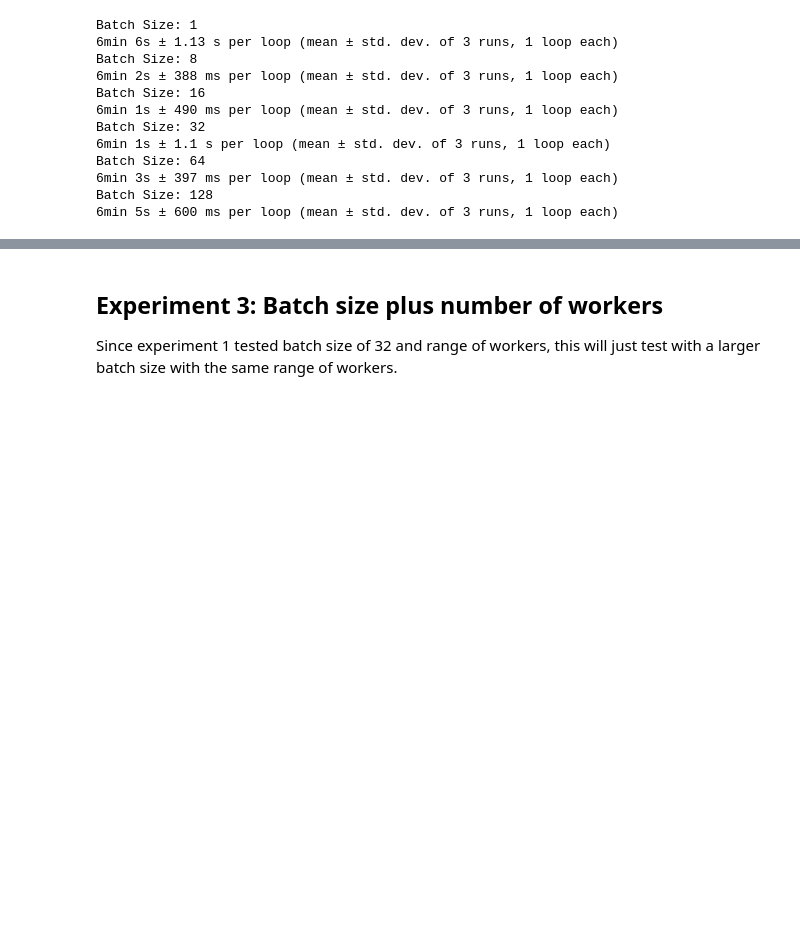
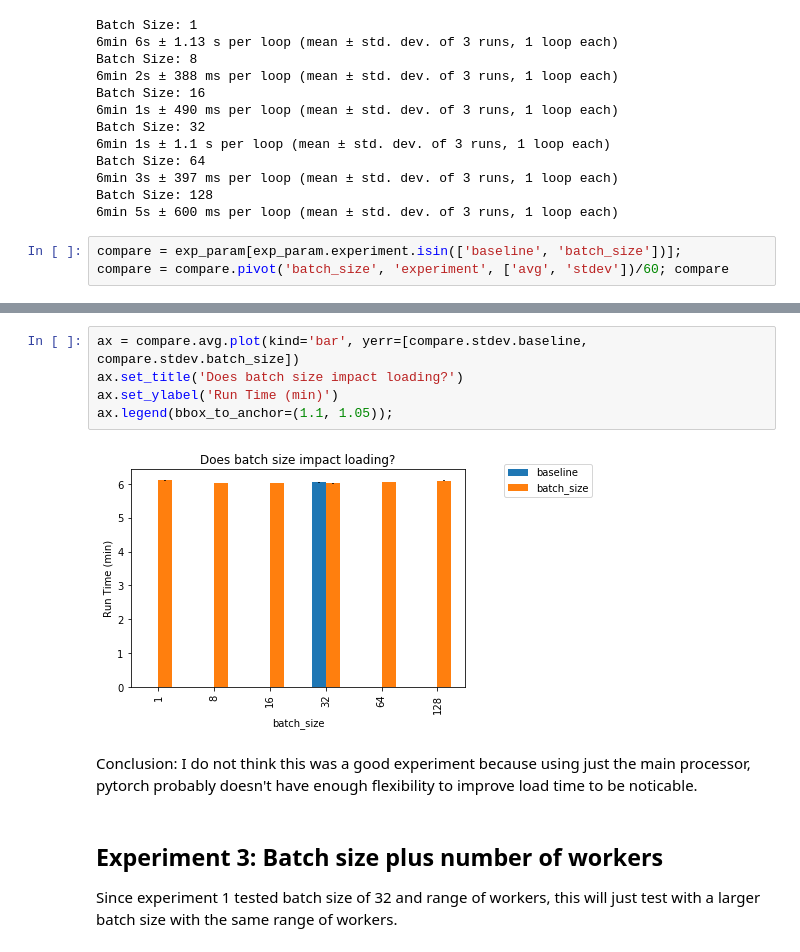
Before and after one commit to jachen36/humpback_kaggle, a Jupyter notebook: 0_loading_image.ipynb, the cells around one changed output, grey strips where cells are left out. Saved outputs shown, nothing was run; the diff lists cells and outputs as text; blank space fills up the shorter version.

```diff
--- a/0_loading_image.ipynb
+++ b/0_loading_image.ipynb
@@ -150,3 +179,6 @@ Batch Size: 64
 6min 3s ± 397 ms per loop (mean ± std. dev. of 3 runs, 1 loop each)
 Batch Size: 128
 6min 5s ± 600 ms per loop (mean ± std. dev. of 3 runs, 1 loop each)
+# %%
+compare = exp_param[exp_param.experiment.isin(['baseline', 'batch_size'])];
+compare = compare.pivot('batch_size', 'experiment', ['avg', 'stdev'])/60; compare
@@ -153,3 +195,12 @@ Batch Size: 128
+# %%
+ax = compare.avg.plot(kind='bar', yerr=[compare.stdev.baseline, compare.stdev.batch_size])
+ax.set_title('Does batch size impact loading?')
+ax.set_ylabel('Run Time (min)')
+ax.legend(bbox_to_anchor=(1.1, 1.05));
+# %% [output]
+[figure, added]
+# %% [markdown]
+Conclusion: I do not think this was a good experiment because using just the main processor, pytorch probably doesn't have enough flexibility to improve load time to be noticable.
 # %% [markdown]
 ## Experiment 3: Batch size plus number of workers
 Since experiment 1 tested batch size of 32 and range of workers, this will just test with a larger batch size with the same range of workers.
```
Also changed, not shown: parts of 26 cells of this notebook.
